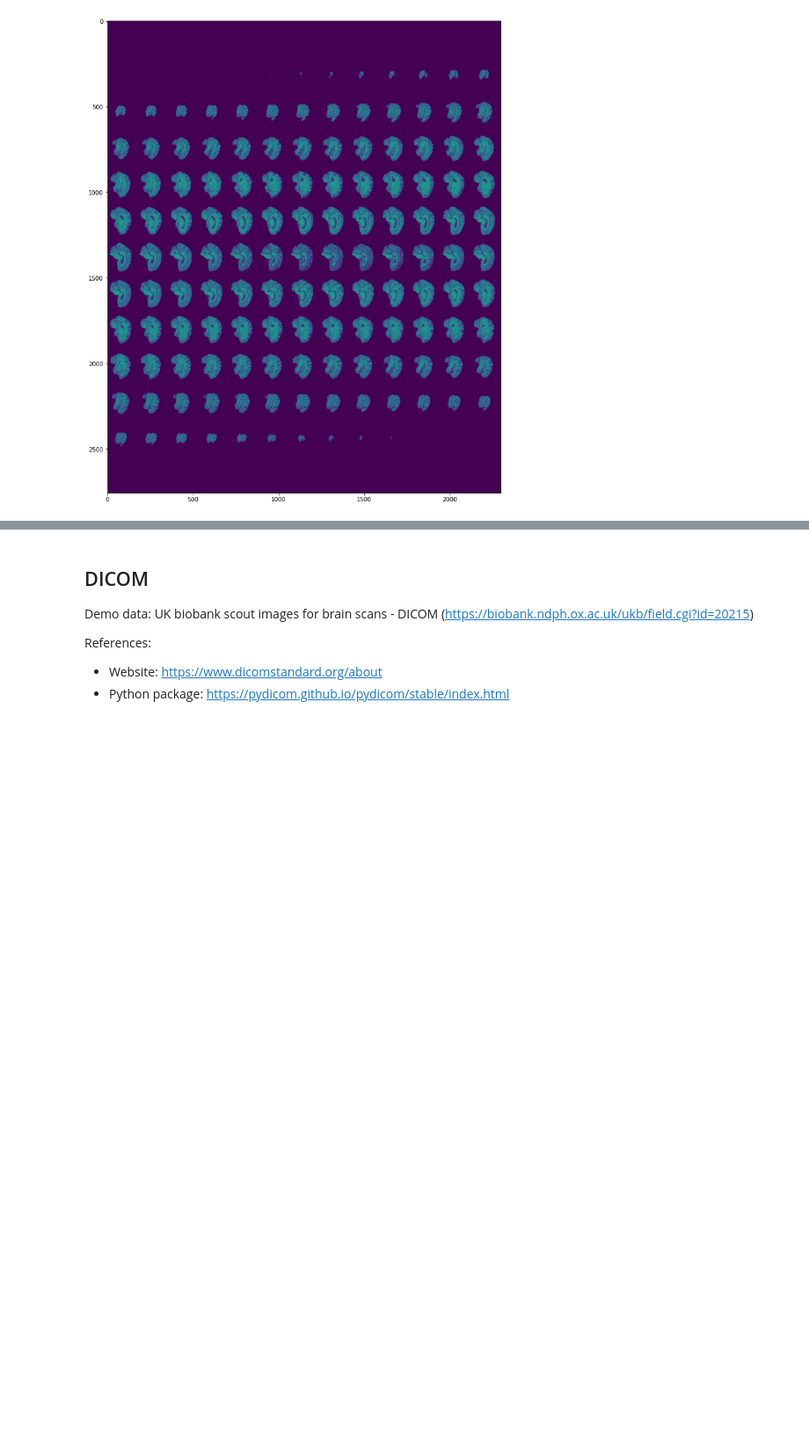
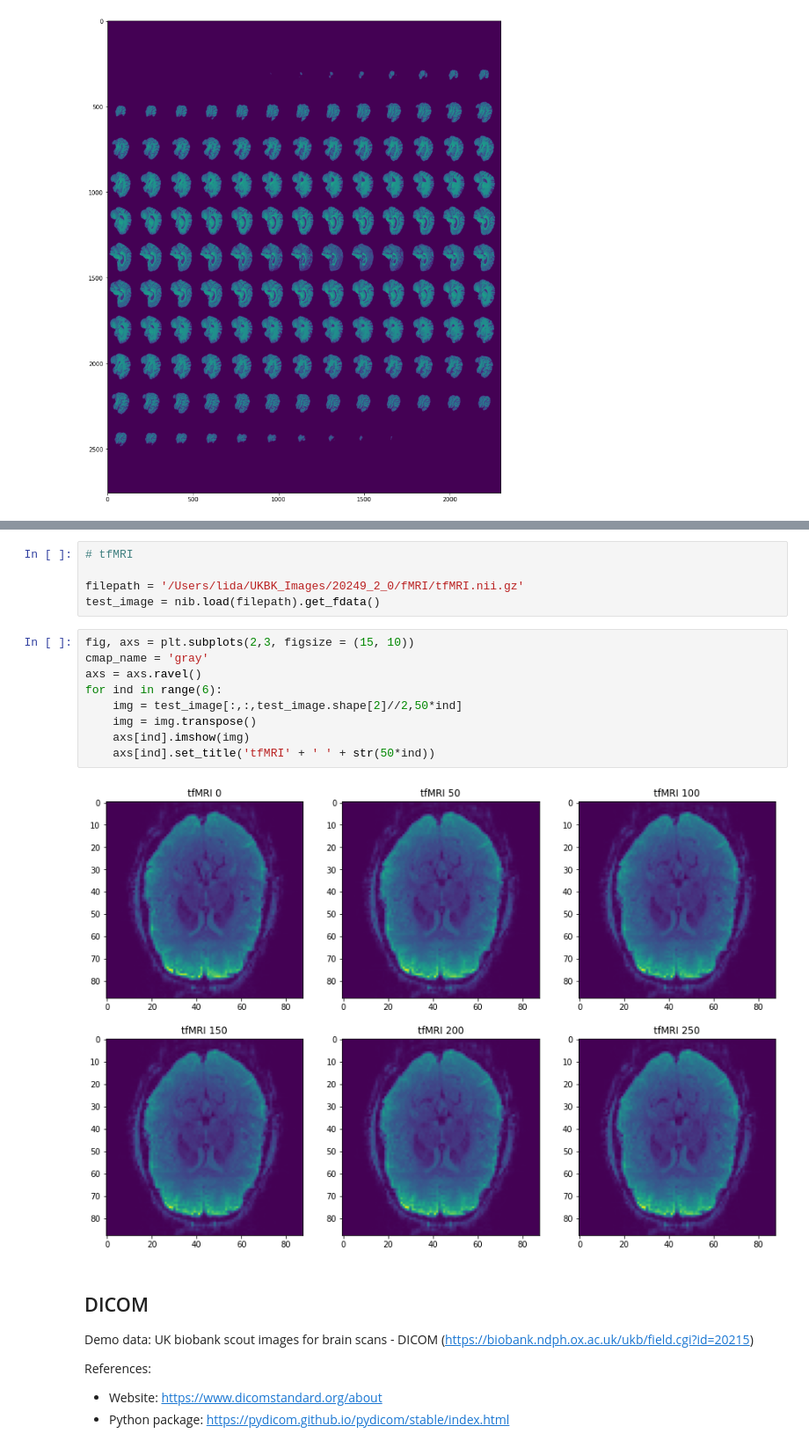
Before and after one commit to zzar43/MRI_image_process, a Jupyter notebook: MRI_image_visualization.ipynb, the cells around one changed output, grey strips where cells are left out. Shown at 88% size. Cells and saved outputs as stored; diff of their text form; blank space fills up the shorter version.

Commit message:
update visualization

```diff
--- a/MRI_image_visualization.ipynb
+++ b/MRI_image_visualization.ipynb
@@ -78,3 +89,19 @@ ax1.imshow(montage(test_image), cmap ='viridis')
+# %%
+# tfMRI
+
+filepath = '/Users/lida/UKBK_Images/20249_2_0/fMRI/tfMRI.nii.gz'
+test_image = nib.load(filepath).get_fdata()
+# %%
+fig, axs = plt.subplots(2,3, figsize = (15, 10))
+cmap_name = 'gray'
+axs = axs.ravel()
+for ind in range(6):
+    img = test_image[:,:,test_image.shape[2]//2,50*ind]
+    img = img.transpose()
+    axs[ind].imshow(img)
+    axs[ind].set_title('tfMRI' + ' ' + str(50*ind))
+# %% [output]
+[figure, added]
 # %% [markdown]
 ## DICOM
 
```
Also changed, not shown: parts of 3 cells of this notebook.
